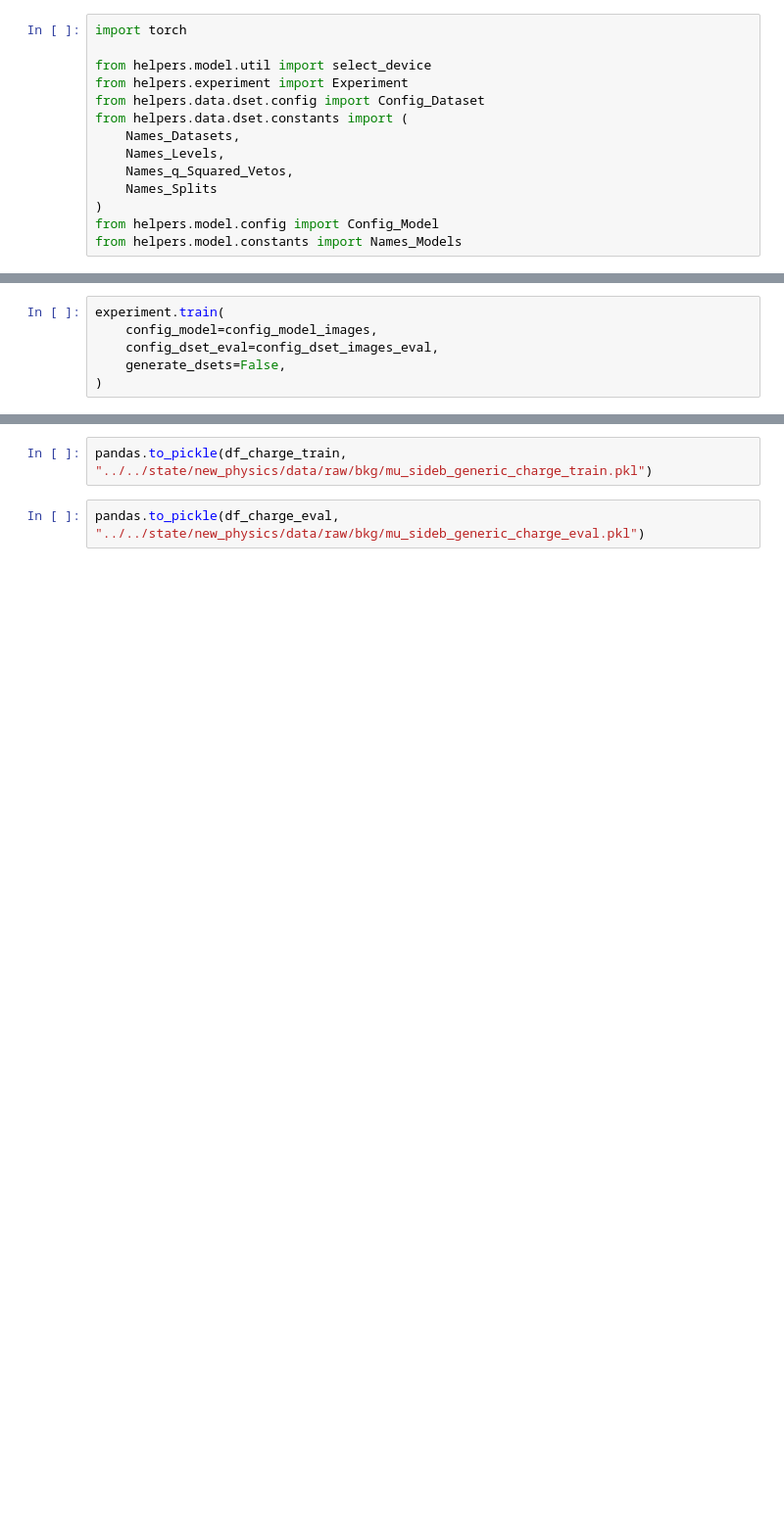
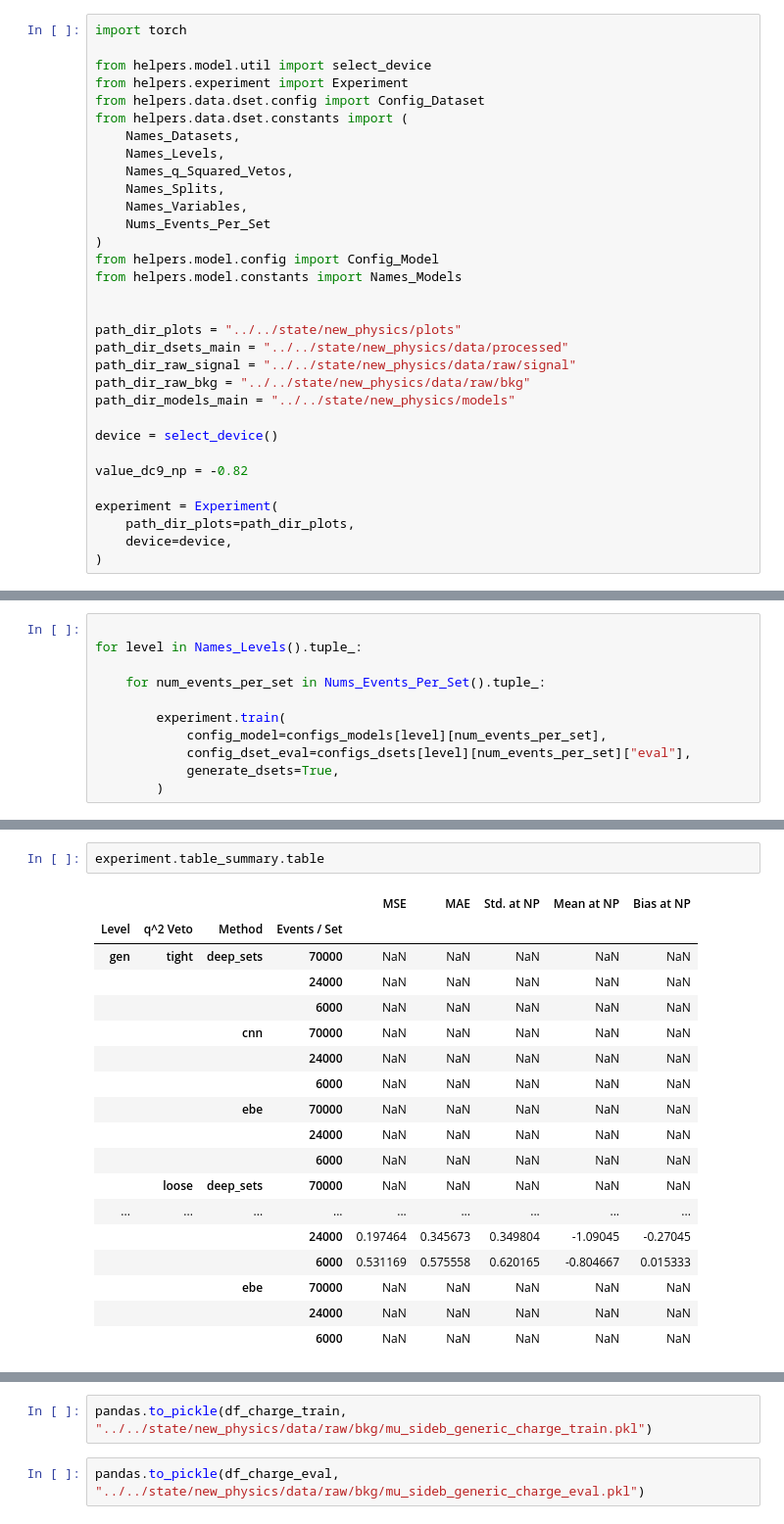
Before and after one commit to ethanlee20/btokstll, a Jupyter notebook: logic/scripts/experiment.ipynb, the cells around one changed output, grey strips where cells are left out. Shown at 98% size. Saved outputs shown, nothing was run; the diff lists cells and outputs as text; blank space fills up the shorter version.

Commit message:
images working

```diff
--- a/logic/scripts/experiment.ipynb
+++ b/logic/scripts/experiment.ipynb
@@ -8,7 +8,25 @@ from helpers.data.dset.constants import (
     Names_Datasets,
     Names_Levels,
     Names_q_Squared_Vetos,
-    Names_Splits
+    Names_Splits,
+    Names_Variables,
+    Nums_Events_Per_Set
 )
 from helpers.model.config import Config_Model
 from helpers.model.constants import Names_Models
+
+
+path_dir_plots = "../../state/new_physics/plots"
+path_dir_dsets_main = "../../state/new_physics/data/processed"
+path_dir_raw_signal = "../../state/new_physics/data/raw/signal"
+path_dir_raw_bkg = "../../state/new_physics/data/raw/bkg"
+path_dir_models_main = "../../state/new_physics/models"
+
+device = select_device()
+
+value_dc9_np = -0.82
+
+experiment = Experiment(
+    path_dir_plots=path_dir_plots,
+    device=device,
+)
@@ -71,6 +136,11 @@ config_model_images = Config_Model(
 # %%
-experiment.train(
-    config_model=config_model_images,
-    config_dset_eval=config_dset_images_eval,
-    generate_dsets=False,
-)
+
+for level in Names_Levels().tuple_:
+
+    for num_events_per_set in Nums_Events_Per_Set().tuple_:
+
+        experiment.train(
+            config_model=configs_models[level][num_events_per_set],
+            config_dset_eval=configs_dsets[level][num_events_per_set]["eval"],
+            generate_dsets=True,
+        )
@@ -94,0 +215,21 @@ Saved final at epoch: 9
+# %%
+experiment.table_summary.table
+# %% [output]
+|  |  |  |  | MSE | MAE | Std. at NP | Mean at NP | Bias at NP |
+| Level | q^2 Veto | Method | Events / Set |  |  |  |  |  |
+| gen | tight | deep_sets | 70000 | NaN | NaN | NaN | NaN | NaN |
+|  |  |  | 24000 | NaN | NaN | NaN | NaN | NaN |
+|  |  |  | 6000 | NaN | NaN | NaN | NaN | NaN |
+|  |  | cnn | 70000 | NaN | NaN | NaN | NaN | NaN |
+|  |  |  | 24000 | NaN | NaN | NaN | NaN | NaN |
+|  |  |  | 6000 | NaN | NaN | NaN | NaN | NaN |
+|  |  | ebe | 70000 | NaN | NaN | NaN | NaN | NaN |
+|  |  |  | 24000 | NaN | NaN | NaN | NaN | NaN |
+|  |  |  | 6000 | NaN | NaN | NaN | NaN | NaN |
+|  | loose | deep_sets | 70000 | NaN | NaN | NaN | NaN | NaN |
+| ... | ... | ... | ... | ... | ... | ... | ... | ... |
+|  |  |  | 24000 | 0.197464 | 0.345673 | 0.349804 | -1.09045 | -0.27045 |
+|  |  |  | 6000 | 0.531169 | 0.575558 | 0.620165 | -0.804667 | 0.015333 |
+|  |  | ebe | 70000 | NaN | NaN | NaN | NaN | NaN |
+|  |  |  | 24000 | NaN | NaN | NaN | NaN | NaN |
+|  |  |  | 6000 | NaN | NaN | NaN | NaN | NaN |
```
Also changed, not shown: parts of 24 cells of this notebook, 12 other files.
